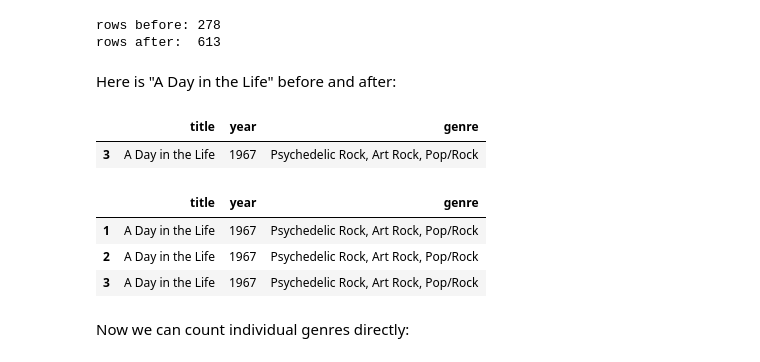
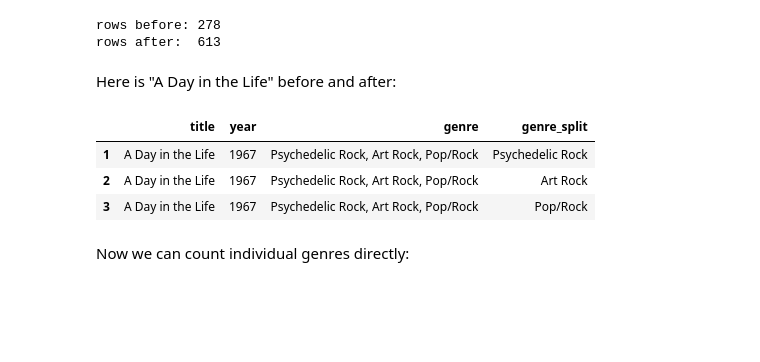
Before and after one commit to RichardFreedman/Heidelberg_Class, a Jupyter notebook: 02_Beatles_Tidy_Clean_Filter_Group_Chart/A_Beatles_Clean_Tidy_Examples.ipynb, the cells around one changed output. Drawn from its saved outputs; the diff is of its cells as text; code cells hidden in the pictures; blank space fills up the shorter version.

Commit message:
fix beatles clean tidy sample

```diff
--- a/02_Beatles_Tidy_Clean_Filter_Group_Chart/A_Beatles_Clean_Tidy_Examples.ipynb
+++ b/02_Beatles_Tidy_Clean_Filter_Group_Chart/A_Beatles_Clean_Tidy_Examples.ipynb
@@ -239,3 +239,9 @@ beatles.loc[[3, 4, 6], ['title', 'album_debut', 'album_debut_uk', 'album_debut_u
 | 3 | A Day in the Life | Sgt. Pepper's Lonely Hearts Club ... | Sgt. Pepper's Lonely Hearts Club ... | None |
 | 4 | A Hard Day's Night | UK: A Hard Day's Night US: 1962-1966 | UK: A Hard Day's Night | 1962-1966 |
 | 6 | A Taste of Honey | UK: Please Please Me US: The Earl... | UK: Please Please Me | The Early Beatles |
+# %%
+# Now we need to clean up the `album_debut_uk` column by removing the leading "UK: " from each value.  We can use the `str.removeprefix()` method to do this.
+beatles['album_debut_uk'] = beatles['album_debut_uk'].str.removeprefix('UK: ')
+
+# and a final check to make sure the `album_debut_uk` column is now clean.
+beatles.loc[[3, 4, 6], ['title', 'album_debut', 'album_debut_uk', 'album_debut_us']]
@@ -241,0 +253,4 @@ beatles.loc[[3, 4, 6], ['title', 'album_debut', 'album_debut_uk', 'album_debut_u
+# %%
+# finally we can drop the original `album_debut` column, since we now have the two new columns that contain the same information in a cleaner format.
+beatles = beatles.drop(columns=['album_debut'])
+beatles.loc[[3, 4, 6], ['title', 'album', 'album_debut_uk', 'album_debut_us']]
@@ -341,30 +364,25 @@ The result at first seems strange: the same song appears in multiple rows. But n
 # exploding the original dataframe to create a new dataframe with one row per genre tag
 # note that the original beatles dataframe is NOT changed!
 
-beatles_tidy = beatles.explode('genre_split').reset_index(drop=True)
+beatles_exploded = beatles.explode('genre_split').reset_index(drop=True)
 
 
 # the resulting tidy dataframe is now MUCH longer than the original, because each song that had multiple genres now has multiple rows, one for each genre.
 
 print('rows before:', len(beatles))
-print('rows after: ', len(beatles_tidy))
+print('rows after: ', len(beatles_exploded))
 # %% [output]
 rows before: 278
 rows after:  613
 # %% [markdown]
 Here is "A Day in the Life" before and after:
-# %%
-beatles[beatles['title'] == 'A Day in the Life'][['title', 'year', 'genre']]
-# %% [output]
-|  | title | year | genre |
-| 3 | A Day in the Life | 1967 | Psychedelic Rock, Art Rock, Pop/Rock |
 # %%
-beatles_tidy[beatles_tidy['title'] == 'A Day in the Life'][['title', 'year', 'genre']]
+beatles_exploded[beatles_exploded['title'] == 'A Day in the Life'][['title', 'year', 'genre', 'genre_split']]
 # %% [output]
-|  | title | year | genre |
-| 1 | A Day in the Life | 1967 | Psychedelic Rock, Art Rock, Pop/Rock |
-| 2 | A Day in the Life | 1967 | Psychedelic Rock, Art Rock, Pop/Rock |
-| 3 | A Day in the Life | 1967 | Psychedelic Rock, Art Rock, Pop/Rock |
+|  | title | year | genre | genre_split |
+| 1 | A Day in the Life | 1967 | Psychedelic Rock, Art Rock, Pop/Rock | Psychedelic Rock |
+| 2 | A Day in the Life | 1967 | Psychedelic Rock, Art Rock, Pop/Rock | Art Rock |
+| 3 | A Day in the Life | 1967 | Psychedelic Rock, Art Rock, Pop/Rock | Pop/Rock |
 # %% [markdown]
 Now we can count individual genres directly:
 # %%
```
Also changed, not shown: parts of 7 cells of this notebook, 1 other file.
